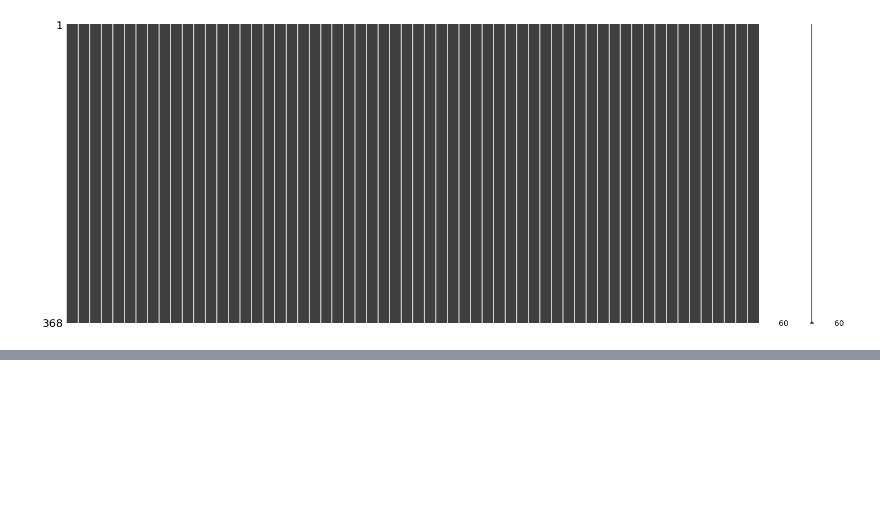
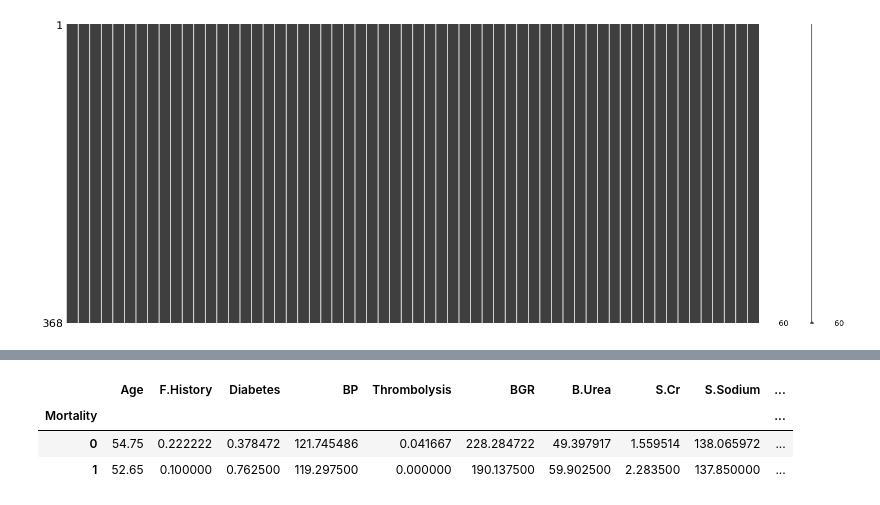
Before and after one commit to tejas05in/Kaggle-projects, a Jupyter notebook: heart-failure-prediction-eda-and-model-development.ipynb, the cells around one changed output, grey strips where cells are left out. Drawn from its saved outputs; the diff is of its cells as text; code cells hidden in the pictures; blank space fills up the shorter version.

```diff
--- a/heart-failure-prediction-eda-and-model-development.ipynb
+++ b/heart-failure-prediction-eda-and-model-development.ipynb
@@ -102,0 +132,7 @@ px.pie(df,values=df["Age.Group"].value_counts(),names=df["Age.Group"].unique(),
+# %%
+df.groupby(by=df.Mortality).mean()
+# %% [output]
+|  | Age | F.History | Diabetes | BP | Thrombolysis | BGR | B.Urea | S.Cr | S.Sodium | ... |
+| Mortality |  |  |  |  |  |  |  |  |  | ... |
+| 0 | 54.75 | 0.222222 | 0.378472 | 121.745486 | 0.041667 | 228.284722 | 49.397917 | 1.559514 | 138.065972 | ... |
+| 1 | 52.65 | 0.100000 | 0.762500 | 119.297500 | 0.000000 | 190.137500 | 59.902500 | 2.283500 | 137.850000 | ... |
```
Also changed, not shown: parts of 6 cells of this notebook.
